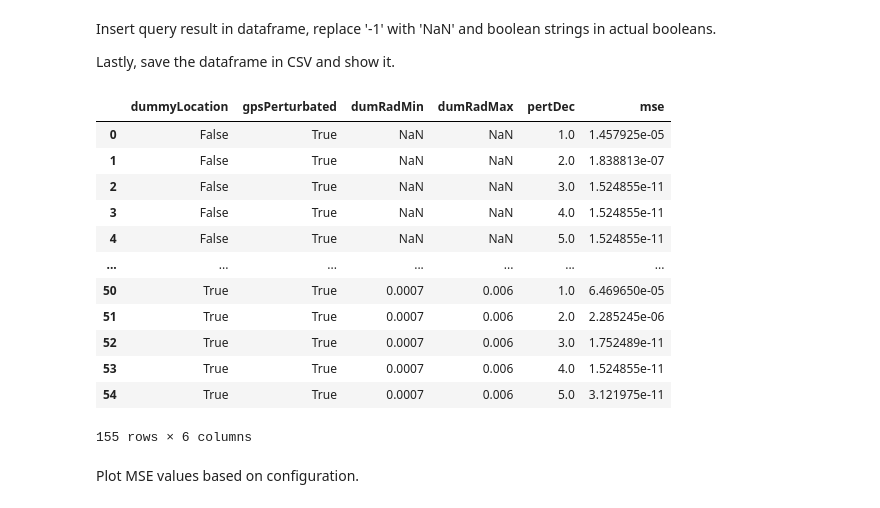
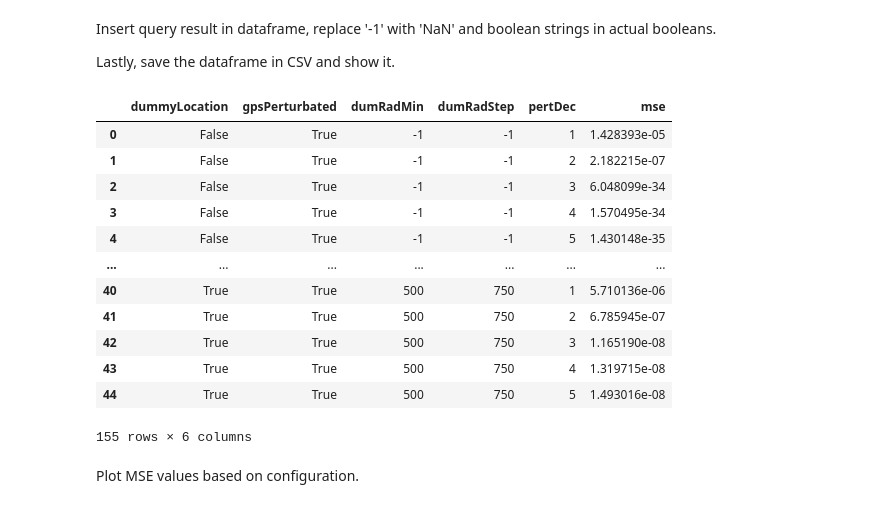
Before and after one commit to burububbu/context-aware-analysis, a Jupyter notebook: privacy qos analysis/qos.ipynb, the cells around one changed output. Cells and saved outputs as stored; diff of their text form; code cells hidden in the pictures.

```diff
--- a/privacy qos analysis/qos.ipynb
+++ b/privacy qos analysis/qos.ipynb
@@ -32,16 +32,16 @@ if df is None:
     session = Session()
 
     perturbatorDecimals = [1, 2, 3, 4, 5]
-    dummyUpdatesRadiusMin = [0.0007, 0.0006, 0.0005, 0.0004, 0.0003]
-    dummyUpdatesRadiusMax = [0.002, 0.003, 0.004, 0.005, 0.006]
+    dummyUpdatesRadiusMin = [500, 1000, 1500, 2000, 3000]
+    dummyUpdatesRadiusStep = [250, 500, 750, 1000, 2000]
 
-    def create_query(table_prefix_dum_rad_min_dum_rad_max_pert_dec: list[tuple[str, str, str, str]]):
-        '''List of tuples composed by (tableName, minRadius, maxRadius, perturbationDecimals).
+    def create_query(table_prefix_dum_rad_min_dum_rad_step_pert_dec: list[tuple[str, str, str, str]]):
+        '''List of tuples composed by (tableName, minRadius, stepRadius, perturbationDecimals).
         Missing values must be -1.'''
-        tables_prefix = [table_prefix for table_prefix, _, _, _ in table_prefix_dum_rad_min_dum_rad_max_pert_dec]
-        configurations = [(dum_rad_min, dum_rad_max, pert_dec)
-                          for(_, dum_rad_min, dum_rad_max, pert_dec) in
-                          table_prefix_dum_rad_min_dum_rad_max_pert_dec]
+        tables_prefix = [table_prefix for table_prefix, _, _, _ in table_prefix_dum_rad_min_dum_rad_step_pert_dec]
+        configurations = [(dum_rad_min, dum_rad_step, pert_dec)
+                          for(_, dum_rad_min, dum_rad_step, pert_dec) in
+                          table_prefix_dum_rad_min_dum_rad_step_pert_dec]
         # WITH part: buffers and real average for each real location
         base_with = f'''WITH
           buff AS (
@@ -69,20 +69,20 @@ if df is None:
                 '{dum_rad_min!='-1'}' AS "dummyLocation"
                 , '{pert_dec!='-1'}' as "gpsPerturbated"
                 , '{dum_rad_min}' as "dumRadMin"
-                , '{dum_rad_max}' as "dumRadMax"
+                , '{dum_rad_step}' as "dumRadStep"
                 , '{pert_dec}' as "pertDec"
                 , AVG(POWER(COALESCE(r.avg - f.avg, r.avg), 2)) as MSE
                 FROM real_avgs r LEFT JOIN fake_{i} f ON r.loc = f.loc'''
-            for i, (dum_rad_min, dum_rad_max, pert_dec) in enumerate(configurations)])
+            for i, (dum_rad_min, dum_rad_step, pert_dec) in enumerate(configurations)])
 
         return base_with + ',' + other_with + select
 
     pert_params = [(f'perturbated{dec}', '-1', '-1', dec) for dec in perturbatorDecimals]
-    dummy_params = [(f"dummy{str(min).replace('.', '')}_{str(max).replace('.', '')}", min, max, '-1') for min,
-                    max in product(dummyUpdatesRadiusMin, dummyUpdatesRadiusMax)]
+    dummy_params = [(f"dummy{str(min).replace('.', '')}_{str(step).replace('.', '')}", min, step, '-1') for min,
+                    step in product(dummyUpdatesRadiusMin, dummyUpdatesRadiusStep)]
     dummy_pert_params = [
-        (f"dummy_pert{str(min).replace('.', '')}_{str(max).replace('.', '')}_{dec}", min, max, dec) for min, max,
-        dec in product(dummyUpdatesRadiusMin, dummyUpdatesRadiusMax, perturbatorDecimals)]
+        (f"dummy_pert{str(min).replace('.', '')}_{str(step).replace('.', '')}_{dec}", min, step, dec) for min, step,
+        dec in product(dummyUpdatesRadiusMin, dummyUpdatesRadiusStep, perturbatorDecimals)]
 
     query = create_query([*pert_params, *dummy_params, *dummy_pert_params])
     res = session.execute(text(query))
@@ -94,28 +94,28 @@ Lastly, save the dataframe in CSV and show it.
 # %%
 if df is None:
   df = pd.DataFrame(res.fetchall(), columns=res.keys())
-df = df.replace({'dumRadMin': -1, 'dumRadMax': -1, 'pertDec': -1}, np.NaN)
+df = df.replace({'dumRadMin': -1, 'dumRadStep': -1, 'pertDec': -1}, np.NaN)
 # Pandas does not recognize 'True' and 'False' as booleans
 df = df.replace({'True': True, 'False': False})
 
 if not os.path.exists('csvs'):
     os.makedirs('csvs')
 
 df.to_csv(CSV_NAME)
-df.sort_values(['dummyLocation', 'gpsPerturbated', 'dumRadMin', 'dumRadMax', 'pertDec'])
+df.sort_values(['dummyLocation', 'gpsPerturbated', 'dumRadMin', 'dumRadStep', 'pertDec'])
 # %% [output]
-|  | dummyLocation | gpsPerturbated | dumRadMin | dumRadMax | pertDec | mse |
-| 0 | False | True | NaN | NaN | 1.0 | 1.457925e-05 |
-| 1 | False | True | NaN | NaN | 2.0 | 1.838813e-07 |
-| 2 | False | True | NaN | NaN | 3.0 | 1.524855e-11 |
-| 3 | False | True | NaN | NaN | 4.0 | 1.524855e-11 |
-| 4 | False | True | NaN | NaN | 5.0 | 1.524855e-11 |
+|  | dummyLocation | gpsPerturbated | dumRadMin | dumRadStep | pertDec | mse |
+| 0 | False | True | -1 | -1 | 1 | 1.428393e-05 |
+| 1 | False | True | -1 | -1 | 2 | 2.182215e-07 |
+| 2 | False | True | -1 | -1 | 3 | 6.048099e-34 |
+| 3 | False | True | -1 | -1 | 4 | 1.570495e-34 |
+| 4 | False | True | -1 | -1 | 5 | 1.430148e-35 |
 | ... | ... | ... | ... | ... | ... | ... |
-| 50 | True | True | 0.0007 | 0.006 | 1.0 | 6.469650e-05 |
-| 51 | True | True | 0.0007 | 0.006 | 2.0 | 2.285245e-06 |
-| 52 | True | True | 0.0007 | 0.006 | 3.0 | 1.752489e-11 |
-| 53 | True | True | 0.0007 | 0.006 | 4.0 | 1.524855e-11 |
-| 54 | True | True | 0.0007 | 0.006 | 5.0 | 3.121975e-11 |
+| 40 | True | True | 500 | 750 | 1 | 5.710136e-06 |
+| 41 | True | True | 500 | 750 | 2 | 6.785945e-07 |
+| 42 | True | True | 500 | 750 | 3 | 1.165190e-08 |
+| 43 | True | True | 500 | 750 | 4 | 1.319715e-08 |
+| 44 | True | True | 500 | 750 | 5 | 1.493016e-08 |
 155 rows × 6 columns
 # %% [markdown]
 Plot MSE values based on configuration.
```
Also changed, not shown: parts of 1 cell of this notebook, 3 other files.
